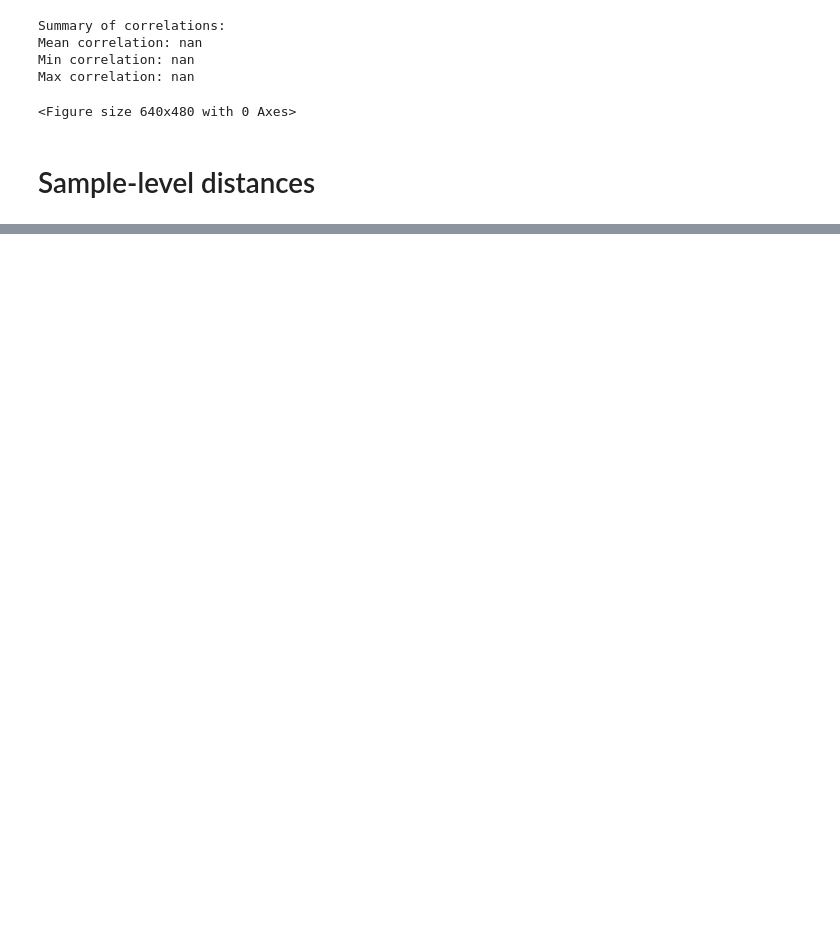
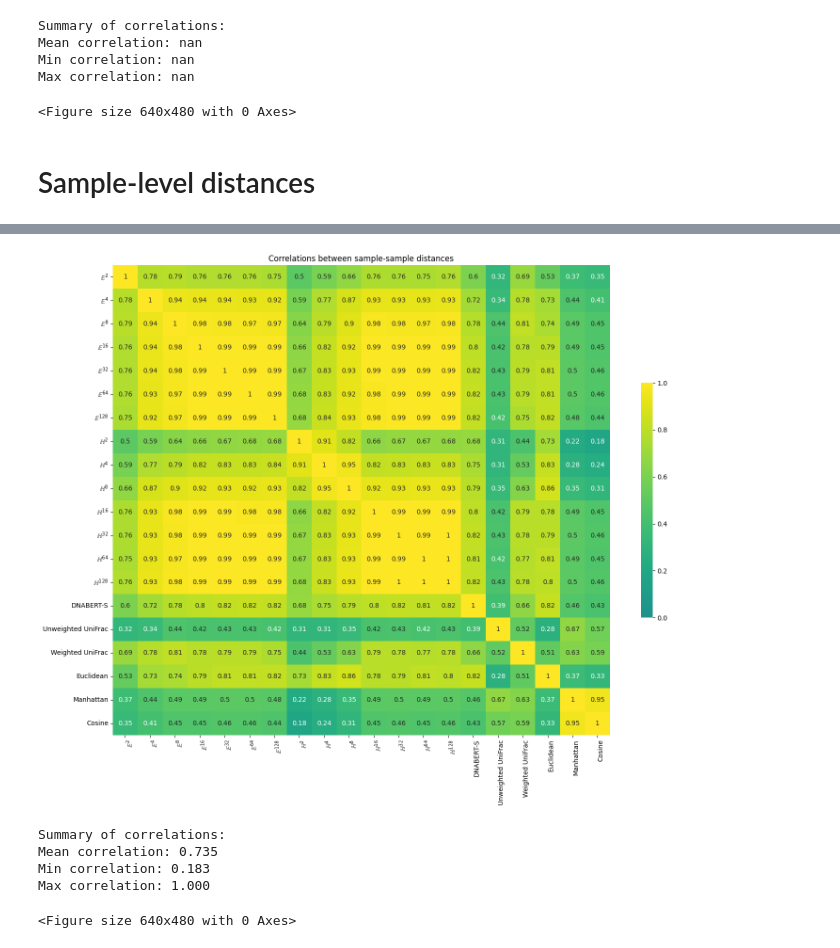
Before and after one commit to pchlenski/mix, a Jupyter notebook: notebooks/2_distances.ipynb, the cells around one changed output, grey strips where cells are left out. Drawn from its saved outputs; the diff is of its cells as text; code cells hidden in the pictures; blank space fills up the shorter version.

```diff
--- a/notebooks/2_distances.ipynb
+++ b/notebooks/2_distances.ipynb
@@ -142,0 +246,65 @@ for metric in metrics:
+# %%
+import pandas as pd
+import matplotlib.pyplot as plt
+import seaborn as sns
+
+correlations = pd.read_csv("../results/obsp_distance_correlations.csv", index_col=0)
+# Fix indices
+order = [
+    ("E2", "$\\mathbb{E}^2$"),
+    ("E4", "$\\mathbb{E}^4$"),
+    ("E8", "$\\mathbb{E}^8$"),
+    ("E16", "$\\mathbb{E}^{16}$"),
+    ("E32", "$\\mathbb{E}^{32}$"),
+    ("E64", "$\\mathbb{E}^{64}$"),
+    ("E128", "$\\mathbb{E}^{128}$"),
+    ("H2", "$\\mathbb{H}^2$"),
+    ("H4", "$\\mathbb{H}^4$"),
+    ("H8", "$\\mathbb{H}^8$"),
+    ("H16", "$\\mathbb{H}^{16}$"),
+    ("H32", "$\\mathbb{H}^{32}$"),
+    ("H64", "$\\mathbb{H}^{64}$"),
+    ("H128", "$\\mathbb{H}^{128}$"),
+    ("dnabert-s", "DNABERT-S"),
+    ("unweighted_unifrac", "Unweighted UniFrac"),
+    ("weighted_unifrac", "Weighted UniFrac"),
+    ("euclidean", "Euclidean"),
+    ("manhattan", "Manhattan"),
+    ("cosine", "Cosine"),
+    # ("braycurtis", "Bray-Curtis"),
+]
+correlations = correlations.loc[[x[0] for x in order], [x[0] for x in order]]
+
+# Zero out lower triangle; drop last empty row and first column
+# correlations = correlations.where(np.triu(np.ones(correlations.shape)).astype(bool))
+# correlations = correlations.iloc[:-1, 1:]
+# Set diagonal to 1.
+# Set diagonal to 1 by filling the diagonal of the numpy array
+np.fill_diagonal(correlations.values, 1.0)
+
+correlations = correlations.rename(index=dict(order), columns=dict(order))
+
+# Visualize the correlation matrix
+plt.figure(figsize=(15, 12))
+sns.heatmap(correlations, annot=True, cmap="viridis", vmin=0, vmax=1, center=0, cbar_kws={"shrink": 0.5})
+plt.xticks(rotation=90, ha="left")
+plt.yticks(rotation=0, ha="right")
+plt.title("Correlations between sample-sample distances")
+plt.tight_layout()
+plt.show()
+
+# Print summary statistics
+print("Summary of correlations:")
+print(f"Mean correlation: {correlations.values.mean():.3f}")
+print(f"Min correlation: {correlations.values.min():.3f}")
+print(f"Max correlation: {correlations.values.max():.3f}")
+
+# Save figure
+plt.savefig("../figures/obsp_distance_correlations.pdf", bbox_inches="tight", dpi=300)
+# %% [output]
+[figure, added]
+Summary of correlations:
+Mean correlation: 0.735
+Min correlation: 0.183
+Max correlation: 1.000
+<Figure size 640x480 with 0 Axes>
```
Also changed, not shown: parts of 12 cells of this notebook, 6 other files.
